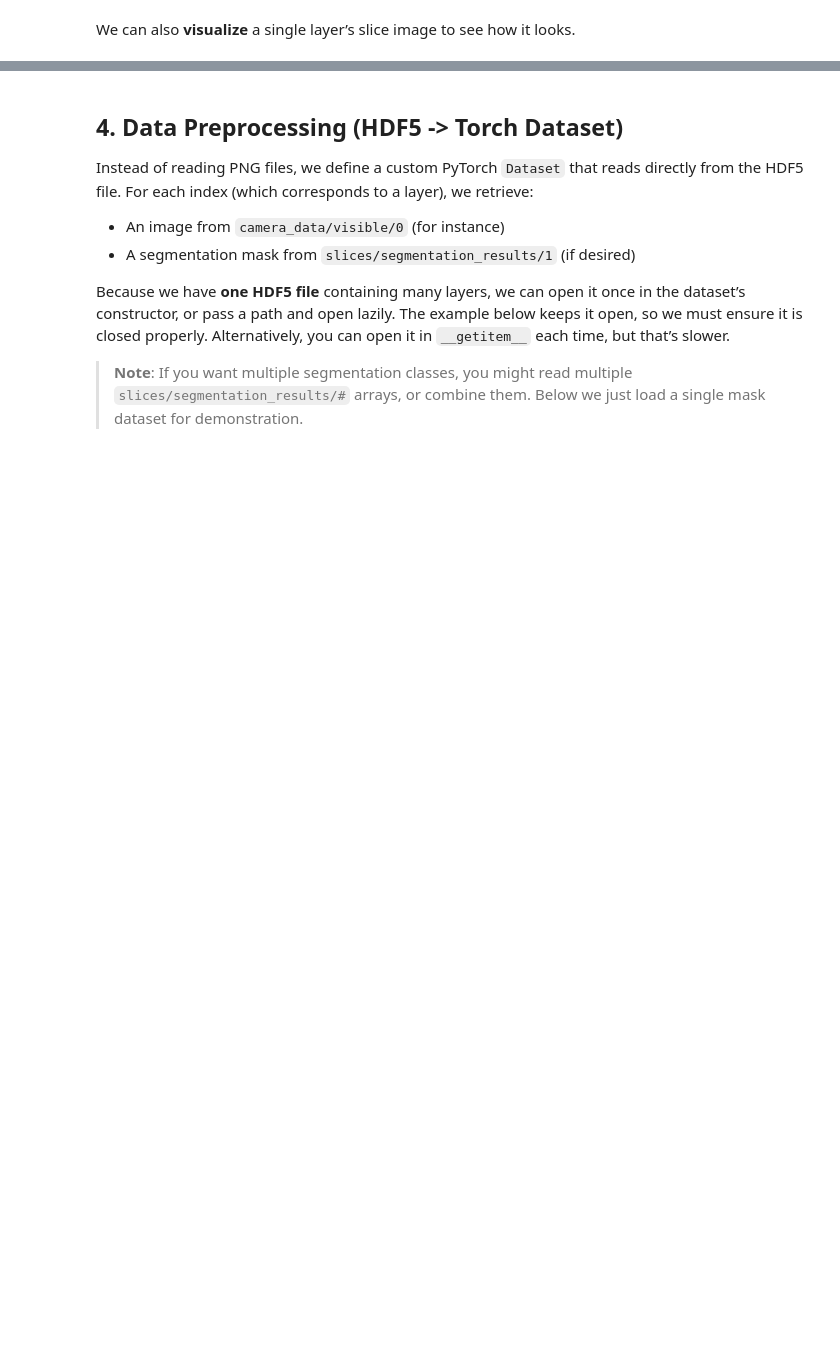
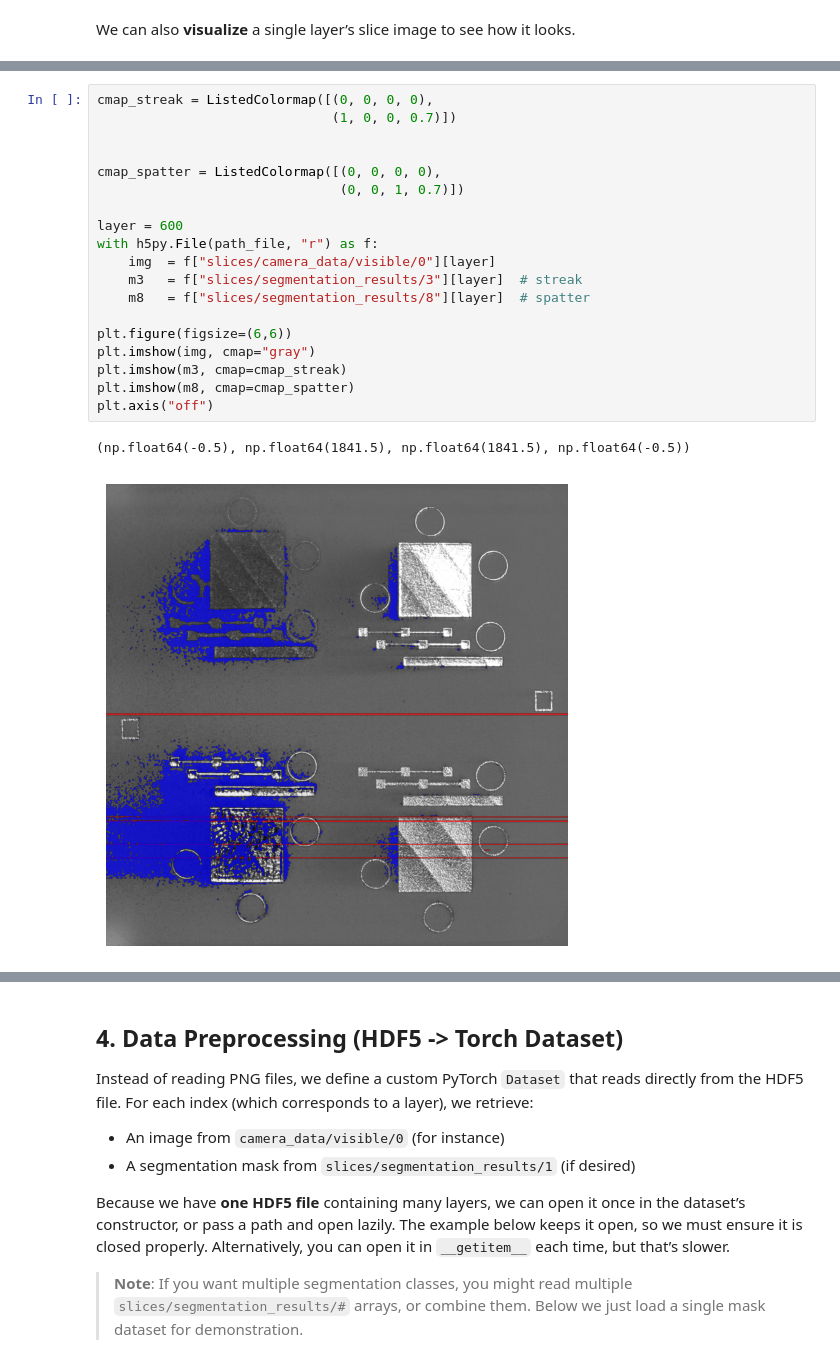
Before and after one commit to Brighton94/spatter-analysis-ml, a Jupyter notebook: notebooks/01_eda_and_data_preparation.ipynb, the cells around one changed output, grey strips where cells are left out. Cells and saved outputs as stored; diff of their text form; blank space fills up the shorter version.

```diff
--- a/notebooks/01_eda_and_data_preparation.ipynb
+++ b/notebooks/01_eda_and_data_preparation.ipynb
@@ -184,0 +168,22 @@ with h5py.File(path_file, "r") as f:
+# %%
+cmap_streak = ListedColormap([(0, 0, 0, 0),
+                              (1, 0, 0, 0.7)])
+
+
+cmap_spatter = ListedColormap([(0, 0, 0, 0),
+                               (0, 0, 1, 0.7)])
+
+layer = 600
+with h5py.File(path_file, "r") as f:
+    img  = f["slices/camera_data/visible/0"][layer]
+    m3   = f["slices/segmentation_results/3"][layer]  # streak
+    m8   = f["slices/segmentation_results/8"][layer]  # spatter
+
+plt.figure(figsize=(6,6))
+plt.imshow(img, cmap="gray")
+plt.imshow(m3, cmap=cmap_streak)
+plt.imshow(m8, cmap=cmap_spatter)
+plt.axis("off")
+# %% [output]
+(np.float64(-0.5), np.float64(1841.5), np.float64(1841.5), np.float64(-0.5))
+[figure, added]
```
Also changed, not shown: parts of 24 cells of this notebook, 12 other files.
